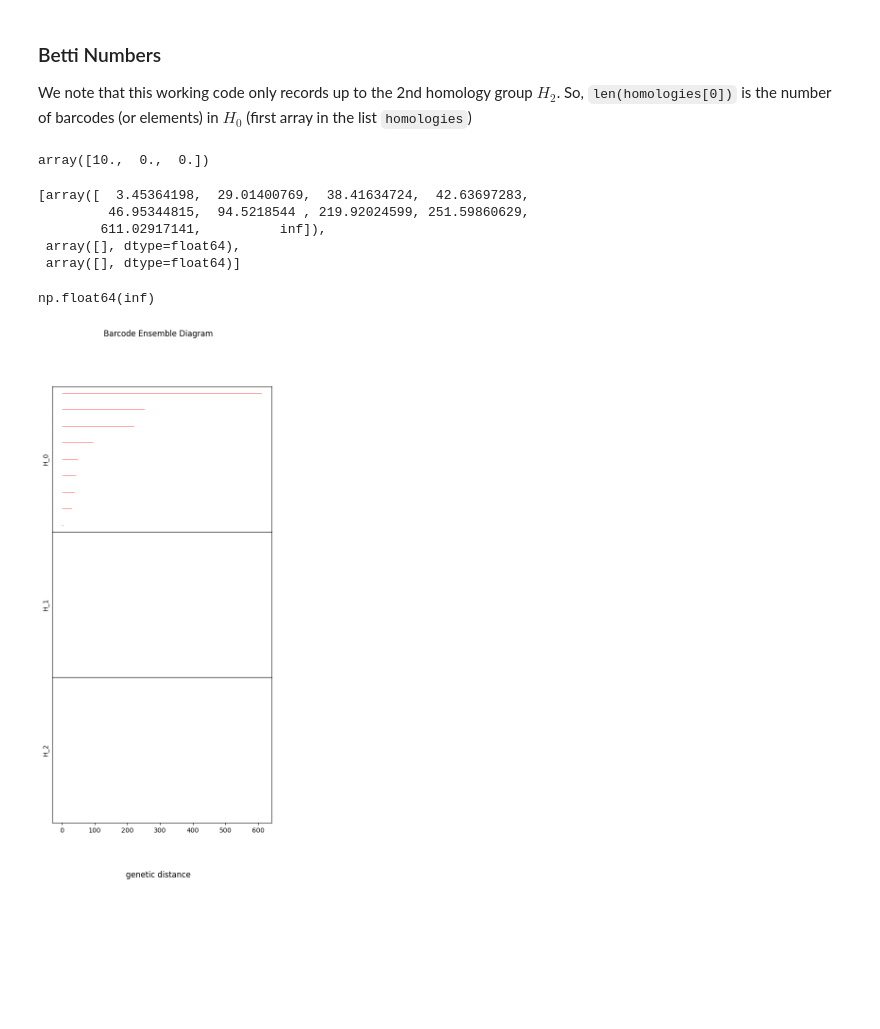
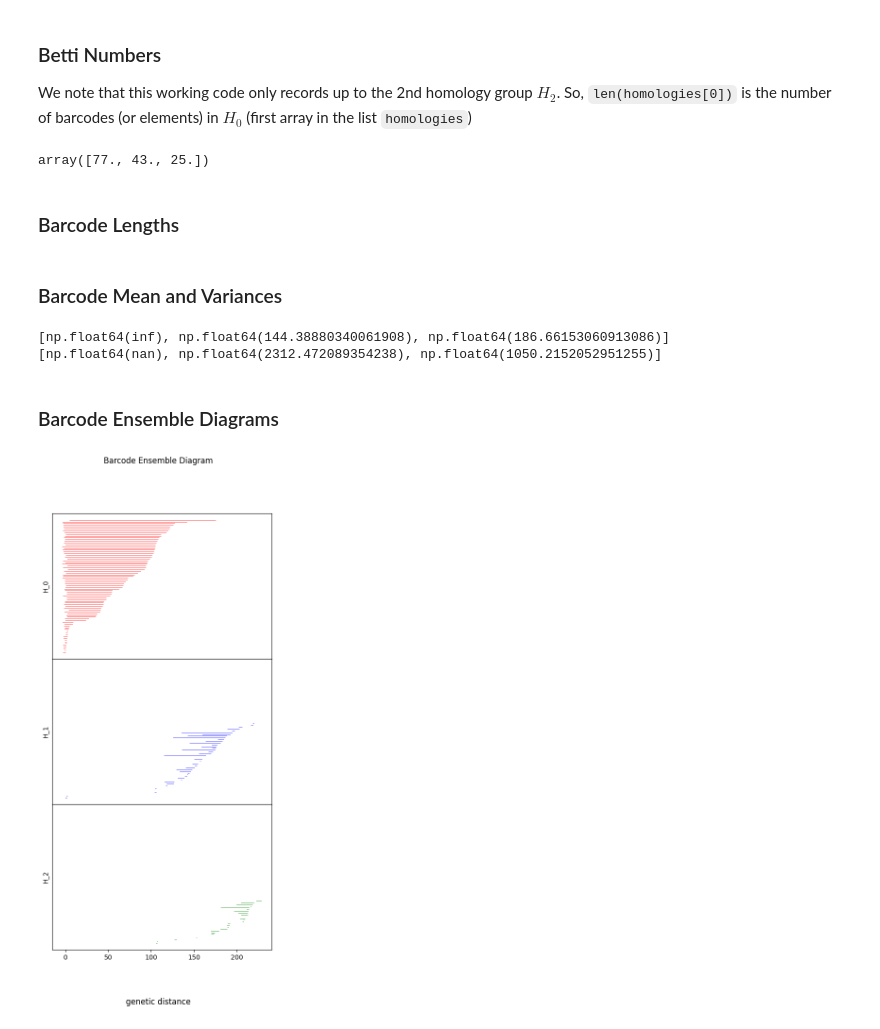
Before and after one commit to alfonsomiguelcruz/pgc_btip_topone, a Jupyter notebook: [clr] sim.ipynb, the cells around one changed output. Saved outputs shown, nothing was run; the diff lists cells and outputs as text; code cells hidden in the pictures; blank space fills up the shorter version.

```diff
--- a/[clr] sim.ipynb
+++ b/[clr] sim.ipynb
@@ -180 +8,15 @@ var_list
+# %%
+targ = TARG(samples=100, simulations=1, groups=1, segsites=1000, maxdim=2)
+
+# File Processing
+# (SIMULATIONS, SAMPLES)
+group = targ.get_sample_sequences("sim_073024.txt")
+
+# Hamming Distance Matrix Computation
+# (SIMULATIONS, SAMPLES, SAMPLES)
+hdmatrices = targ.get_hdmatrices(group)
+
+# Add Stochasticity Computation
+# (VARLIST, SIMULATIONS, SAMPLES, SAMPLES)
+varlist = targ.add_stochasticity(hdmatrices)
 # %% [markdown]
@@ -186,9 +28,9 @@ homologies      contains a list of three entries
                 each entry is a record of birth and death times
                 of each homology group ($H_0, H_1, H_2$)
 # %%
-rips = Rips(maxdim=2, do_cocycles=True)
-# Show the persistence diagram of the 5th group, 1st simulation with FIRST variance
-homologies = rips.fit_transform(noisymat_list[0][4][0], distance_matrix=True)
+rips = Rips(maxdim=targ.MAXDIM, do_cocycles=True)
+# Show the persistence diagram
+homologies = rips.fit_transform(varlist[20][0], distance_matrix=True)
 rips.plot(homologies, show=True)
 # %% [output]
 Rips(maxdim=2, thresh=inf, coeff=2, do_cocycles=True, n_perm = None, verbose=True)
@@ -197,30 +39,3 @@ Rips(maxdim=2, thresh=inf, coeff=2, do_cocycles=True, n_perm = None, verbose=Tru
 ### Betti Numbers
 
 We note that this working code only records up to the 2nd homology group $H_2$. So, `len(homologies[0])` is the number of barcodes (or elements) in $H_0$ (first array in the list `homologies`)
-# %%
-# Compute Betti Numbers
-# where bettis[k] = kth Betti number
-bettis = np.array([])
-for b in homologies:
-    bettis = np.append(bettis, len(b))
-bettis
-
-# NOTE: This only records up to H_0
-# so len(homologies[0]) is the no. of barcodes in H_0
-# %% [output]
-array([10.,  0.,  0.])
-# %%
-# Compute Barcode Lengths
-# where barcode_lens[k] = H_k barcode lengths
-barcode_lens = []
-# for i in range(0, len(homologies)):
-#     barcode_lens = np.vstack(homologies[i][:, 1] - homologies[i][:, 0]), axis=1)
-for i in homologies:
-    barcode_lens.append(i[:, 1] - i[:, 0])
-barcode_lens
-# %% [output]
-[array([  3.45364198,  29.01400769,  38.41634724,  42.63697283,
-         46.95344815,  94.5218544 , 219.92024599, 251.59860629,
-        611.02917141,          inf]),
- array([], dtype=float64),
- array([], dtype=float64)]
@@ -232,4 +41,0 @@ for lengths in barcode_lens:
-# %%
-statistics.mean(barcode_lens[0])
-# %% [output]
-np.float64(inf)
@@ -244,0 +42,9 @@ barcode_vars
+# %%
+# Compute Betti Numbers
+# where bettis[k] = kth Betti number
+betti_numbers = targ.get_betti_numbers(homologies)
+betti_numbers
+# %% [output]
+array([77., 43., 25.])
+# %% [markdown]
+### Barcode Lengths
@@ -245,24 +53,34 @@ barcode_vars
+# %% [markdown]
+### Barcode Mean and Variances
+# %%
+barcode_means, barcode_vars = targ.get_barcode_length_statistics(homologies)
+print(barcode_means)
+print(barcode_vars)
+# %% [output]
+[np.float64(inf), np.float64(144.38880340061908), np.float64(186.66153060913086)]
+[np.float64(nan), np.float64(2312.472089354238), np.float64(1050.2152052951255)]
+# %% [markdown]
+### Barcode Ensemble Diagrams
 # %%
 fig = plt.figure(figsize=(6,12))
 gs = fig.add_gridspec(nrows=3,hspace=0)
 axs = gs.subplots(sharex=True, sharey=True)
 fig.suptitle("Barcode Ensemble Diagram")
 
 colors=['r', 'b', 'g']
 labels=[r'H_1', r'H_1', r'H_2']
 
-LEN_HOMOLOGY = len(homologies)
-for i in range(0, LEN_HOMOLOGY):
+for i in range(0, betti_numbers.shape[0]):
     axs[i].set_ylabel(f"H_{i}")
     axs[i].get_yaxis().set_ticks([])
     axs[i].label_outer()
 
-    len_h = len(homologies[i])
+    len_h = round(betti_numbers[i])
     for j in range(0, len_h):
         axs[i].plot(np.linspace(homologies[i][j][0], homologies[i][j][1], 2), [j, j], c=colors[i], linewidth=0.5)
 
 
 fig.supxlabel("genetic distance")
 plt.show()
 # %% [output]
-[figure, old version]
+[figure, new version]
```
Also changed, not shown: parts of 20 cells of this notebook, 1 other file.
